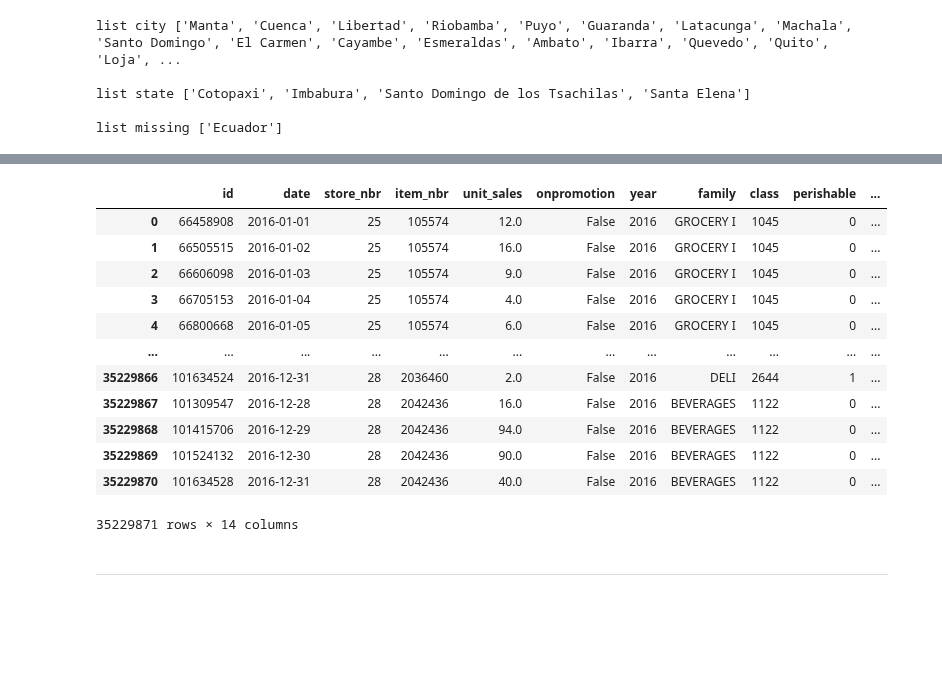
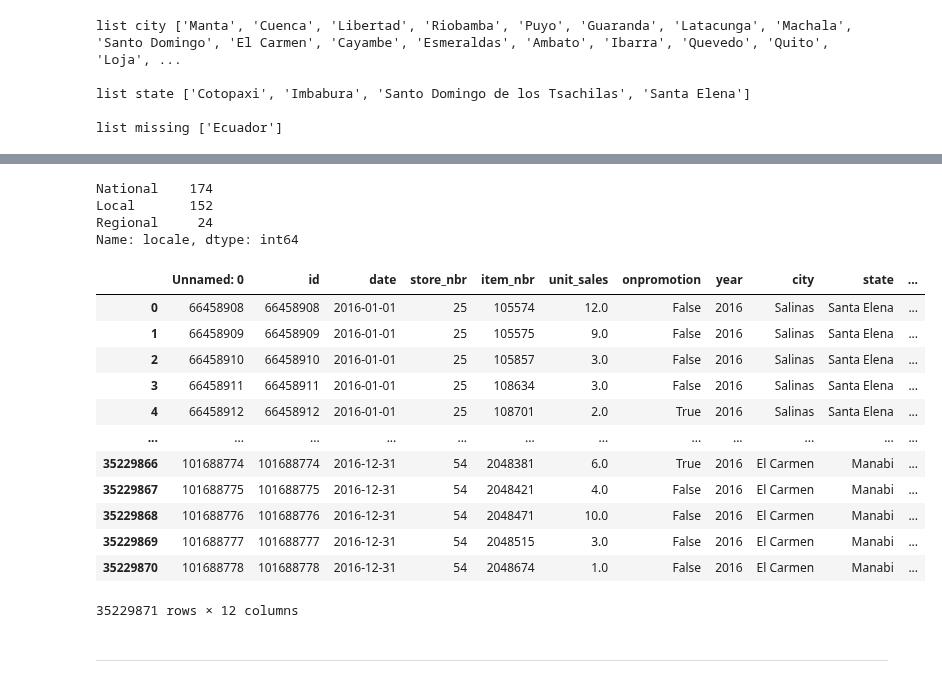
Before and after one commit to didine13/forecasting_for_sales, a Jupyter notebook: notebooks/nhouyvanisvong_dataexplo2.ipynb, the cells around one changed output, grey strips where cells are left out. Cells and saved outputs as stored; diff of their text form; code cells hidden in the pictures; blank space fills up the shorter version.

```diff
--- a/notebooks/nhouyvanisvong_dataexplo2.ipynb
+++ b/notebooks/nhouyvanisvong_dataexplo2.ipynb
@@ -311,23 +349,32 @@ print(check_ecuador_state)
+# %%
+holiday_data['locale'].value_counts()
+# %% [output]
+National    174
+Local       152
+Regional     24
+Name: locale, dtype: int64
 # %%
-# merge with city, state and 'Ecuardor'
+# prepare to merge with city, state and 'Ecuardor'
 
-train_stores_holiday = train_data.merge(stores_data, on='store_nbr')\
-                                .merge(holiday_data, on=['city', 'state'])
-train_items_stores
+train_stores = train_data.merge(stores_data, on='store_nbr')
+
+# train_store_holiday
+
+train_stores
 # %% [output]
-|  | id | date | store_nbr | item_nbr | unit_sales | onpromotion | year | family | class | perishable | ... |
-| 0 | 66458908 | 2016-01-01 | 25 | 105574 | 12.0 | False | 2016 | GROCERY I | 1045 | 0 | ... |
-| 1 | 66505515 | 2016-01-02 | 25 | 105574 | 16.0 | False | 2016 | GROCERY I | 1045 | 0 | ... |
-| 2 | 66606098 | 2016-01-03 | 25 | 105574 | 9.0 | False | 2016 | GROCERY I | 1045 | 0 | ... |
-| 3 | 66705153 | 2016-01-04 | 25 | 105574 | 4.0 | False | 2016 | GROCERY I | 1045 | 0 | ... |
-| 4 | 66800668 | 2016-01-05 | 25 | 105574 | 6.0 | False | 2016 | GROCERY I | 1045 | 0 | ... |
+|  | Unnamed: 0 | id | date | store_nbr | item_nbr | unit_sales | onpromotion | year | city | state | ... |
+| 0 | 66458908 | 66458908 | 2016-01-01 | 25 | 105574 | 12.0 | False | 2016 | Salinas | Santa Elena | ... |
+| 1 | 66458909 | 66458909 | 2016-01-01 | 25 | 105575 | 9.0 | False | 2016 | Salinas | Santa Elena | ... |
+| 2 | 66458910 | 66458910 | 2016-01-01 | 25 | 105857 | 3.0 | False | 2016 | Salinas | Santa Elena | ... |
+| 3 | 66458911 | 66458911 | 2016-01-01 | 25 | 108634 | 3.0 | False | 2016 | Salinas | Santa Elena | ... |
+| 4 | 66458912 | 66458912 | 2016-01-01 | 25 | 108701 | 2.0 | True | 2016 | Salinas | Santa Elena | ... |
 | ... | ... | ... | ... | ... | ... | ... | ... | ... | ... | ... | ... |
-| 35229866 | 101634524 | 2016-12-31 | 28 | 2036460 | 2.0 | False | 2016 | DELI | 2644 | 1 | ... |
-| 35229867 | 101309547 | 2016-12-28 | 28 | 2042436 | 16.0 | False | 2016 | BEVERAGES | 1122 | 0 | ... |
-| 35229868 | 101415706 | 2016-12-29 | 28 | 2042436 | 94.0 | False | 2016 | BEVERAGES | 1122 | 0 | ... |
-| 35229869 | 101524132 | 2016-12-30 | 28 | 2042436 | 90.0 | False | 2016 | BEVERAGES | 1122 | 0 | ... |
-| 35229870 | 101634528 | 2016-12-31 | 28 | 2042436 | 40.0 | False | 2016 | BEVERAGES | 1122 | 0 | ... |
+| 35229866 | 101688774 | 101688774 | 2016-12-31 | 54 | 2048381 | 6.0 | True | 2016 | El Carmen | Manabi | ... |
+| 35229867 | 101688775 | 101688775 | 2016-12-31 | 54 | 2048421 | 4.0 | False | 2016 | El Carmen | Manabi | ... |
+| 35229868 | 101688776 | 101688776 | 2016-12-31 | 54 | 2048471 | 10.0 | False | 2016 | El Carmen | Manabi | ... |
+| 35229869 | 101688777 | 101688777 | 2016-12-31 | 54 | 2048515 | 3.0 | False | 2016 | El Carmen | Manabi | ... |
+| 35229870 | 101688778 | 101688778 | 2016-12-31 | 54 | 2048674 | 1.0 | False | 2016 | El Carmen | Manabi | ... |
-35229871 rows × 14 columns
+35229871 rows × 12 columns
 # %% [markdown]
 ---
 # %% [markdown]
```
Also changed, not shown: parts of 11 cells of this notebook.
